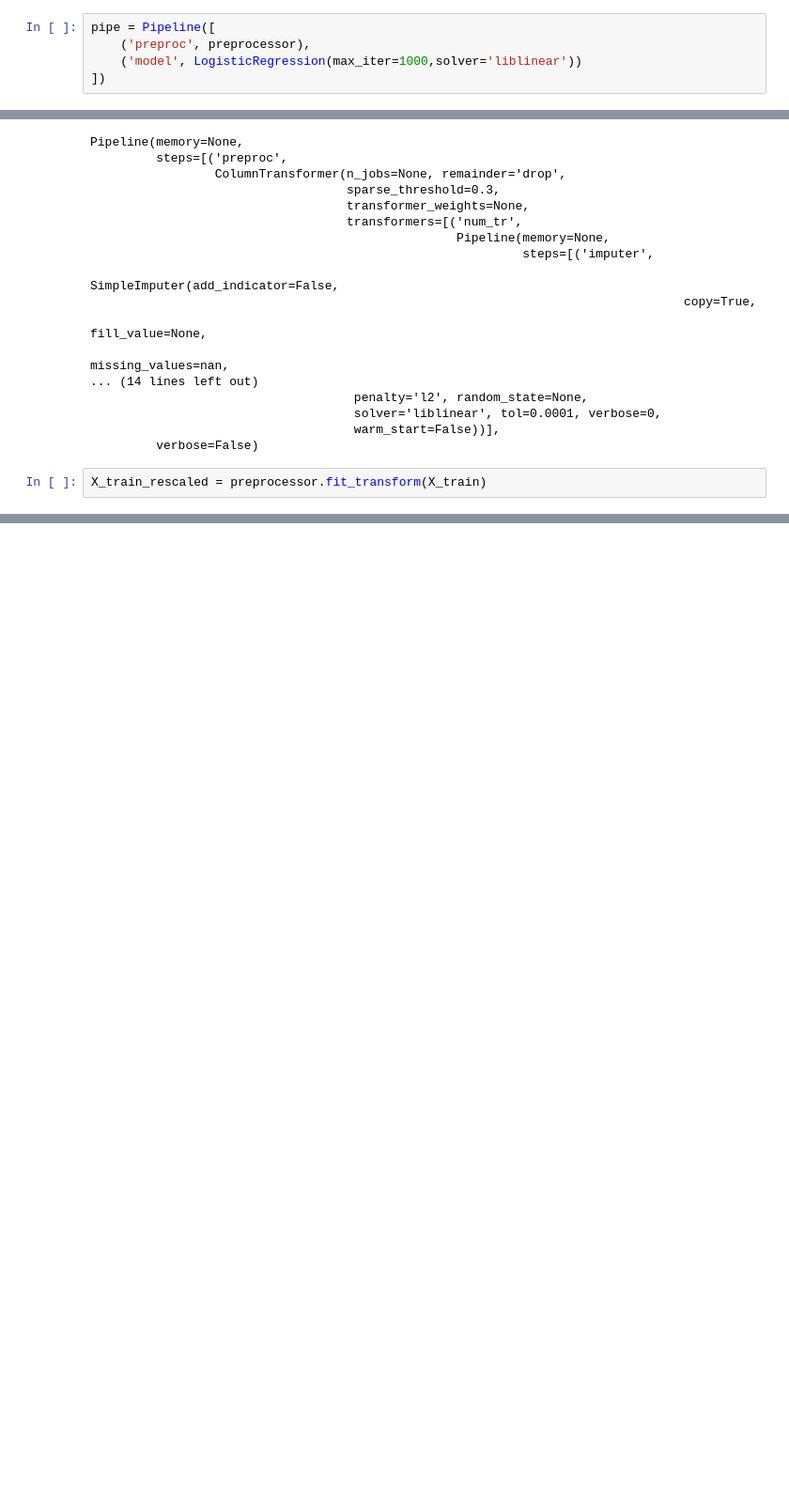
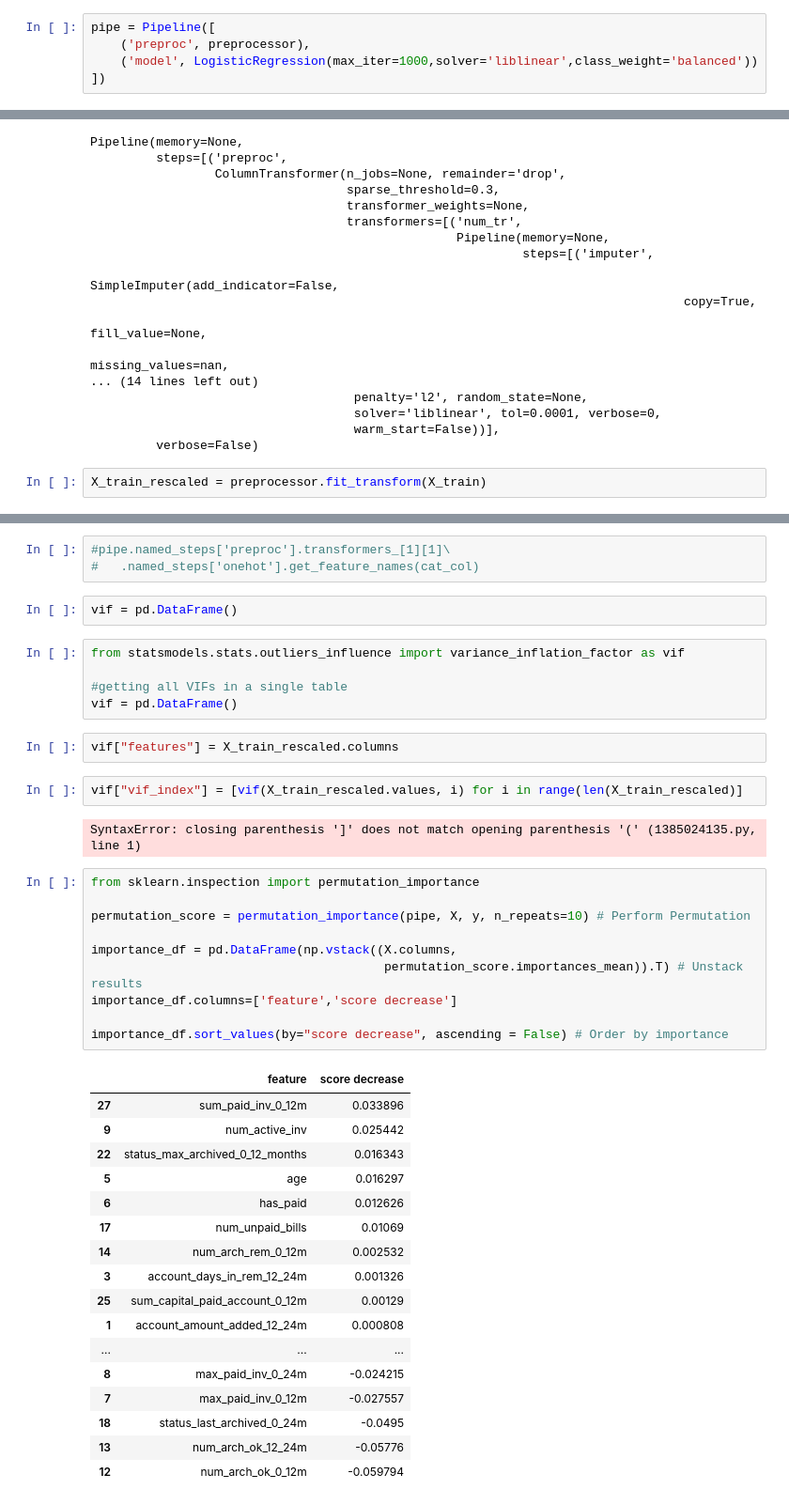
Before and after one commit to PierreCeraH/pierrepacks, a Jupyter notebook: Klarna/klarna1.ipynb, the cells around one changed output, grey strips where cells are left out. Shown at 94% size. Drawn from its saved outputs; the diff is of its cells as text; blank space fills up the shorter version.

```diff
--- a/Klarna/klarna1.ipynb
+++ b/Klarna/klarna1.ipynb
@@ -159,7 +159,7 @@ preprocessor = ColumnTransformer([
 # %%
 pipe = Pipeline([
     ('preproc', preprocessor),
-    ('model', LogisticRegression(max_iter=1000,solver='liblinear'))
+    ('model', LogisticRegression(max_iter=1000,solver='liblinear',class_weight='balanced'))
 ])
 # %%
 X = df.drop(columns = ['default'])
@@ -255,0 +250,44 @@ TypeError: 'DataFrame' object is not callable
+# %%
+#pipe.named_steps['preproc'].transformers_[1][1]\
+#   .named_steps['onehot'].get_feature_names(cat_col)
+# %%
+vif = pd.DataFrame()
+# %%
+from statsmodels.stats.outliers_influence import variance_inflation_factor as vif
+
+#getting all VIFs in a single table
+vif = pd.DataFrame()
+# %%
+vif["features"] = X_train_rescaled.columns
+# %%
+vif["vif_index"] = [vif(X_train_rescaled.values, i) for i in range(len(X_train_rescaled)]
+# %% [output]
+SyntaxError: closing parenthesis ']' does not match opening parenthesis '(' (1385024135.py, line 1)
+# %%
+from sklearn.inspection import permutation_importance
+
+permutation_score = permutation_importance(pipe, X, y, n_repeats=10) # Perform Permutation
+
+importance_df = pd.DataFrame(np.vstack((X.columns,
+                                        permutation_score.importances_mean)).T) # Unstack results
+importance_df.columns=['feature','score decrease']
+
+importance_df.sort_values(by="score decrease", ascending = False) # Order by importance
+# %% [output]
+|  | feature | score decrease |
+| 27 | sum_paid_inv_0_12m | 0.033896 |
+| 9 | num_active_inv | 0.025442 |
+| 22 | status_max_archived_0_12_months | 0.016343 |
+| 5 | age | 0.016297 |
+| 6 | has_paid | 0.012626 |
+| 17 | num_unpaid_bills | 0.01069 |
+| 14 | num_arch_rem_0_12m | 0.002532 |
+| 3 | account_days_in_rem_12_24m | 0.001326 |
+| 25 | sum_capital_paid_account_0_12m | 0.00129 |
+| 1 | account_amount_added_12_24m | 0.000808 |
+| ... | ... | ... |
+| 8 | max_paid_inv_0_24m | -0.024215 |
+| 7 | max_paid_inv_0_12m | -0.027557 |
+| 18 | status_last_archived_0_24m | -0.0495 |
+| 13 | num_arch_ok_12_24m | -0.05776 |
+| 12 | num_arch_ok_0_12m | -0.059794 |
```
Also changed, not shown: parts of 26 cells of this notebook.
